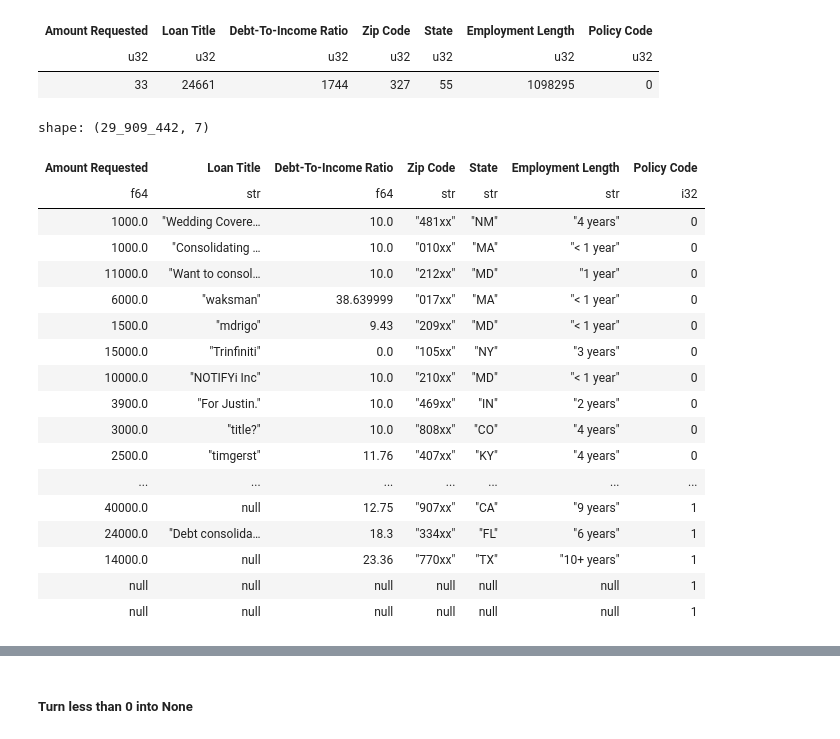
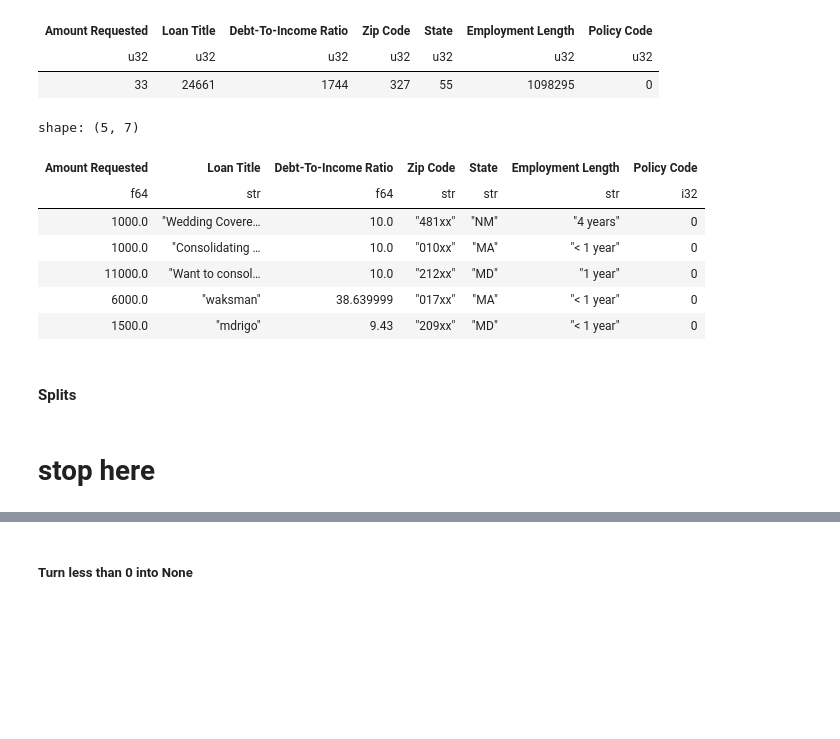
Before and after one commit to gediminas-skvarnavicius/lending-club, a Jupyter notebook: analysis.ipynb, the cells around one changed output, grey strips where cells are left out. Cells and saved outputs as stored; diff of their text form; code cells hidden in the pictures; blank space fills up the shorter version.

```diff
--- a/analysis.ipynb
+++ b/analysis.ipynb
@@ -100,27 +92,18 @@ shape: (1, 7)
 | u32 | u32 | u32 | u32 | u32 | u32 | u32 |
 | 33 | 24661 | 1744 | 327 | 55 | 1098295 | 0 |
 # %%
-data_full
+data_full.head()
 # %% [output]
-shape: (29_909_442, 7)
+shape: (5, 7)
 | Amount Requested | Loan Title | Debt-To-Income Ratio | Zip Code | State | Employment Length | Policy Code |
 | f64 | str | f64 | str | str | str | i32 |
 | 1000.0 | "Wedding Covere… | 10.0 | "481xx" | "NM" | "4 years" | 0 |
 | 1000.0 | "Consolidating … | 10.0 | "010xx" | "MA" | "< 1 year" | 0 |
 | 11000.0 | "Want to consol… | 10.0 | "212xx" | "MD" | "1 year" | 0 |
 | 6000.0 | "waksman" | 38.639999 | "017xx" | "MA" | "< 1 year" | 0 |
 | 1500.0 | "mdrigo" | 9.43 | "209xx" | "MD" | "< 1 year" | 0 |
-| 15000.0 | "Trinfiniti" | 0.0 | "105xx" | "NY" | "3 years" | 0 |
-| 10000.0 | "NOTIFYi Inc" | 10.0 | "210xx" | "MD" | "< 1 year" | 0 |
-| 3900.0 | "For Justin." | 10.0 | "469xx" | "IN" | "2 years" | 0 |
-| 3000.0 | "title?" | 10.0 | "808xx" | "CO" | "4 years" | 0 |
-| 2500.0 | "timgerst" | 11.76 | "407xx" | "KY" | "4 years" | 0 |
-| ... | ... | ... | ... | ... | ... | ... |
-| 40000.0 | null | 12.75 | "907xx" | "CA" | "9 years" | 1 |
-| 24000.0 | "Debt consolida… | 18.3 | "334xx" | "FL" | "6 years" | 1 |
-| 14000.0 | null | 23.36 | "770xx" | "TX" | "10+ years" | 1 |
-| null | null | null | null | null | null | 1 |
-| null | null | null | null | null | null | 1 |
+# %% [markdown]
+#### Splits
 # %%
 X_full_train, X_full_test, y_full_train, y_full_test = train_test_split(
     data_full.drop(columns=["Policy Code"]),
@@ -132,5 +115,7 @@ X_full_train, X_full_test, y_full_train, y_full_test = train_test_split(
 X_full_val, X_full_test, y_full_val, y_full_test = train_test_split(
     X_full_test, y_full_test, stratify=y_full_test, random_state=1
 )
+# %% [markdown]
+# stop here
 # %%
 X_full_eda=X_full_train.clone()
```
Also changed, not shown: parts of 49 cells of this notebook, 3 other files.
